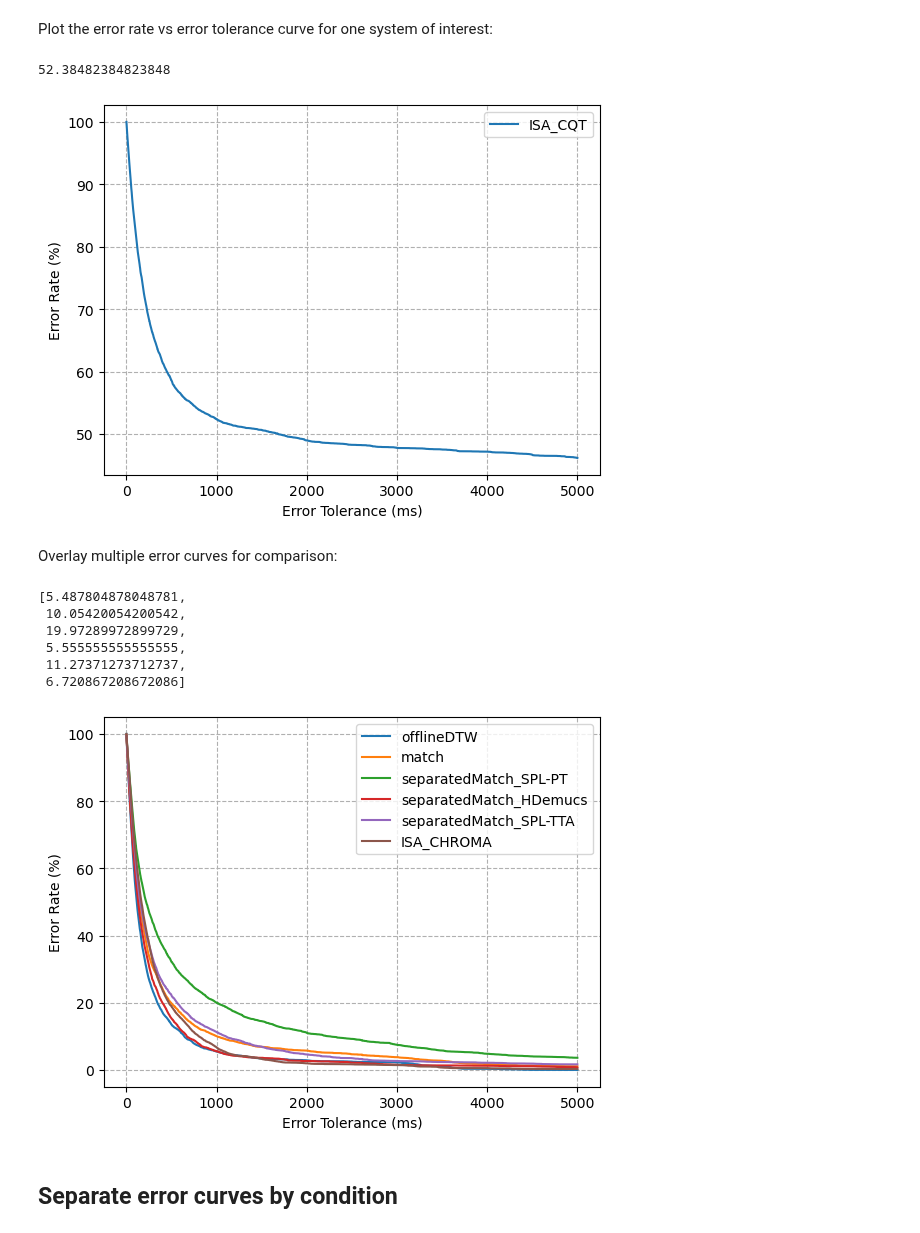
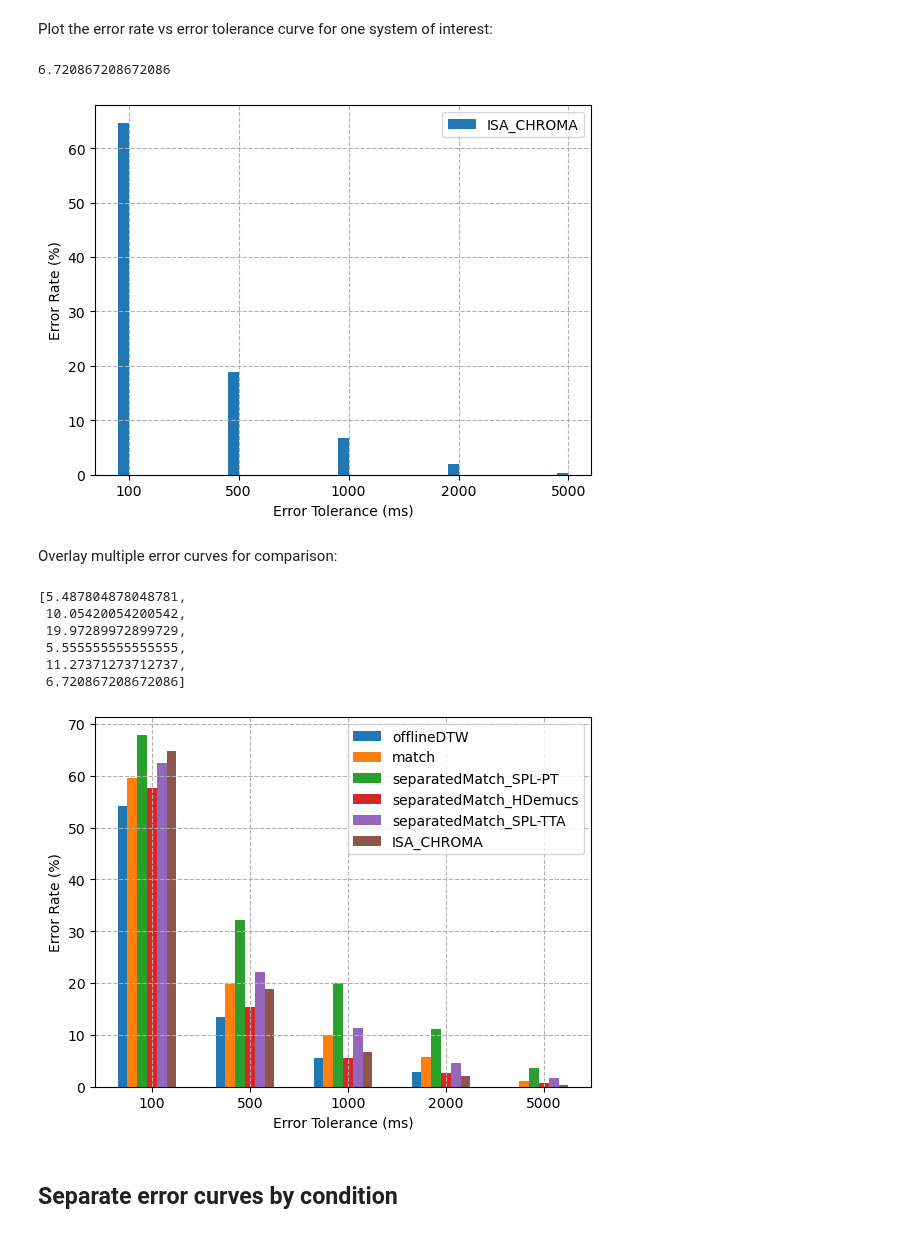
Before and after one commit to HMC-MIR/PianoConcertoAccompaniment, a Jupyter notebook: 03_Evaluate.ipynb, the cells around one changed output. Drawn from its saved outputs; the diff is of its cells as text; code cells hidden in the pictures.

Commit message:
Switch from line to bar error plot

```diff
--- a/03_Evaluate.ipynb
+++ b/03_Evaluate.ipynb
@@ -147,7 +147,7 @@ calcAlignErrors_batch(exp_dir, scenarios_dir, eval_dir)
 # %% [markdown]
 We can visualize the results by plotting the error rate across a range of error tolerances.
 # %%
-def plotErrorVsTolerance(eval_dirs, maxTol, savefile = None):
+def plotErrorVsTolerance(eval_dirs, maxTol, savefile = None, style='bar', bar_tols=[100, 500, 1000, 2000, 5000]):
     '''
     Plots the error rate across a range of error tolerances.
 
@@ -155,10 +155,12 @@ def plotErrorVsTolerance(eval_dirs, maxTol, savefile = None):
     eval_dir: the eval directories to plot
     maxTol: maximum error tolerance to consider (in milliseconds)
     savefile: if specified, will save the figure to the given filepath
+    style: 'bar' or 'line'
+    tols: list of error tolerances to plot if using 'bar'
     '''
 
     errRates_list = []
-    for eval_dir in eval_dirs:
+    for i, eval_dir in enumerate(eval_dirs):
 
         # load
         with open(f'{eval_dir}/errs.pkl', 'rb') as f:
@@ -172,12 +174,18 @@ def plotErrorVsTolerance(eval_dirs, maxTol, savefile = None):
         # calculate error rates
         errRates = np.zeros(maxTol+1)
         tols = np.arange(maxTol+1)
-        for i in tols:
-            errRates[i] = np.mean(np.abs(errs) > i/1000)
+        for j in tols:
+            errRates[j] = np.mean(np.abs(errs) > j/1000)
         errRates_list.append(errRates)
 
-        # plot
-        plt.plot(tols, errRates * 100.0)
+        if style == 'line':
+            plt.plot(tols, errRates * 100.0)
+        elif style == 'bar':
+            bar_width = 0.1
+            errs = [errRates[tol] * 100.0 for tol in bar_tols]
+            pos = np.arange(len(errs)) + i * bar_width
+            plt.bar(pos, errs, width=bar_width, label=os.path.basename(eval_dir))
+            plt.xticks([r + bar_width*len(eval_dirs)/2 for r in range(len(bar_tols))], map(str, bar_tols))
 
     plt.ylabel('Error Rate (%)')
     plt.xlabel('Error Tolerance (ms)')
@@ -191,12 +199,12 @@ def plotErrorVsTolerance(eval_dirs, maxTol, savefile = None):
 Plot the error rate vs error tolerance curve for one system of interest:
 # %%
 maxTol = 5000 # in milliseconds
-eval_dir = 'eval/ISA_CQT'
+eval_dir = 'eval/ISA_CHROMA'
 errRates_list, tols = plotErrorVsTolerance([eval_dir], maxTol, savefile=False)
 errRates_list[0][1000]*100.0
 # %% [output]
-52.38482384823848
+6.720867208672086
-[figure, old version]
+[figure, new version]
 # %% [markdown]
 Overlay multiple error curves for comparison:
 # %%
@@ -211,7 +219,7 @@ errRates_list, tols = plotErrorVsTolerance(eval_dirs, maxTol, savefile=False)
  5.555555555555555,
  11.27371273712737,
  6.720867208672086]
-[figure, old version]
+[figure, new version]
 # %% [markdown]
 ## Separate error curves by condition
 # %% [markdown]
```
Also changed, not shown: 2 other files.
